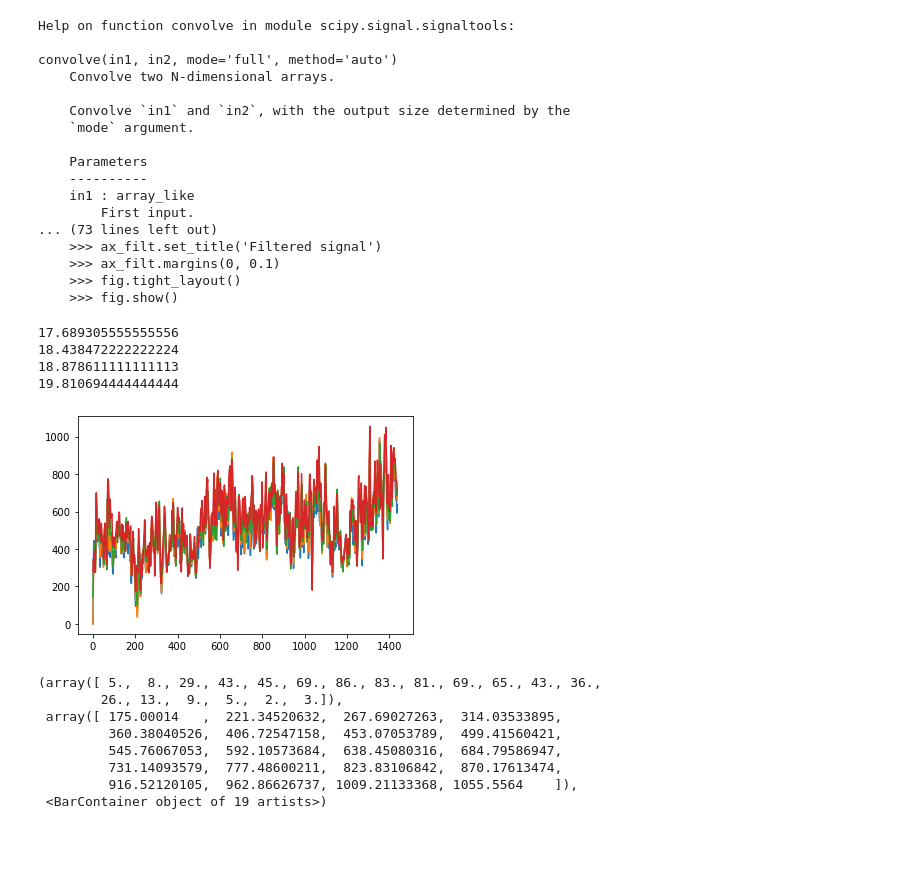
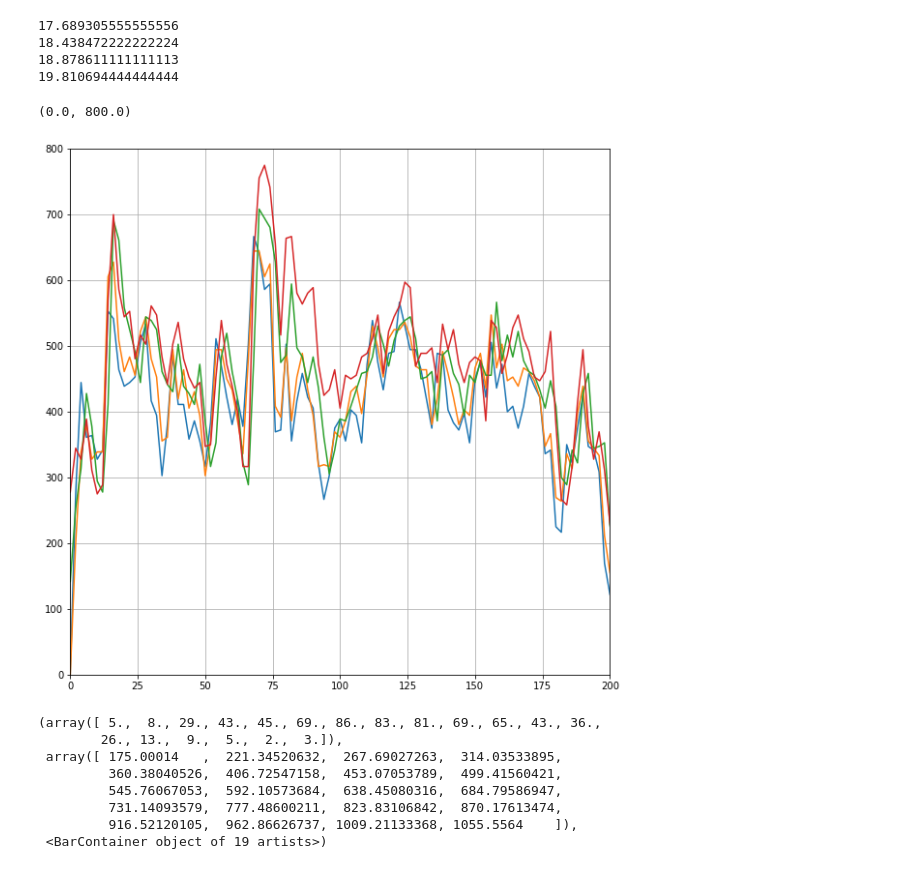
Before and after one commit to BoiseStatePlanetary/Optimizing-Number-and-Placement-of-Anemometers, a Jupyter notebook: figures and data/Experimenting with roughness scale measurements.ipynb, the cells around one changed output. Drawn from its saved outputs; the diff is of its cells as text; code cells hidden in the pictures; blank space fills up the shorter version.

```diff
--- a/figures and data/Experimenting with roughness scale measurements.ipynb
+++ b/figures and data/Experimenting with roughness scale measurements.ipynb
@@ -9,25 +9,6 @@ from scipy.signal import periodogram, correlate, convolve
 from scipy.optimize import curve_fit
 
 from glob import glob
-help(convolve)
-# %% [output]
-Help on function convolve in module scipy.signal.signaltools:
-
-convolve(in1, in2, mode='full', method='auto')
-    Convolve two N-dimensional arrays.
-
-    Convolve `in1` and `in2`, with the output size determined by the
-    `mode` argument.
-
-    Parameters
-    ----------
-    in1 : array_like
-        First input.
-... (73 lines left out)
-    >>> ax_filt.set_title('Filtered signal')
-    >>> ax_filt.margins(0, 0.1)
-    >>> fig.tight_layout()
-    >>> fig.show()
 # %%
 def calc_zstar_from_slope_and_intercept(z0, slope, intercept):
     return z0*np.exp(-intercept/slope)
@@ -50,32 +31,41 @@ def calculate_zstar_from_profile(heights, winds):
     zstar = calc_zstar_from_slope_and_intercept(np.min(heights), *popt)
     return zstar
 # %%
+plt.figure(figsize=(10, 10))
+
 heights = {"48": 61, "49": 85, "50": 107, "51": 128}
 # heights = {"50": 107, "51": 128}
 anemometer_names = heights.keys()
 
 # sampling is 0.5 Hz / once every two seconds for all of them
 windspeeds = {}
 
 for key in heights.keys():
     ls = glob("WEATHER_*%s_May*" % key)
 
     data = np.genfromtxt(ls[0], skip_header=5, delimiter=',')
 
     # Convert from km/hr to cm/s
     windspeeds[key] = data[:,7]*27.7778
 
     print(np.mean(data[:, 7]))
 
     time = np.arange(0, 2.*(len(data[:, 7])), 2)
 
     plt.plot(time, data[:, 7]*27.7778)
+
+    plt.grid(True)
+
+
+plt.xlim([0, 200])
+plt.ylim([0, 800])
 # %% [output]
 17.689305555555556
 18.438472222222224
 18.878611111111113
 19.810694444444444
+(0.0, 800.0)
-[figure, old version]
+[figure, new version]
 # %%
 plt.hist(windspeeds["48"], bins='auto')
 plt.hist(windspeeds["49"], bins='auto')
```
Also changed, not shown: parts of 3 cells of this notebook, 37 other files.
